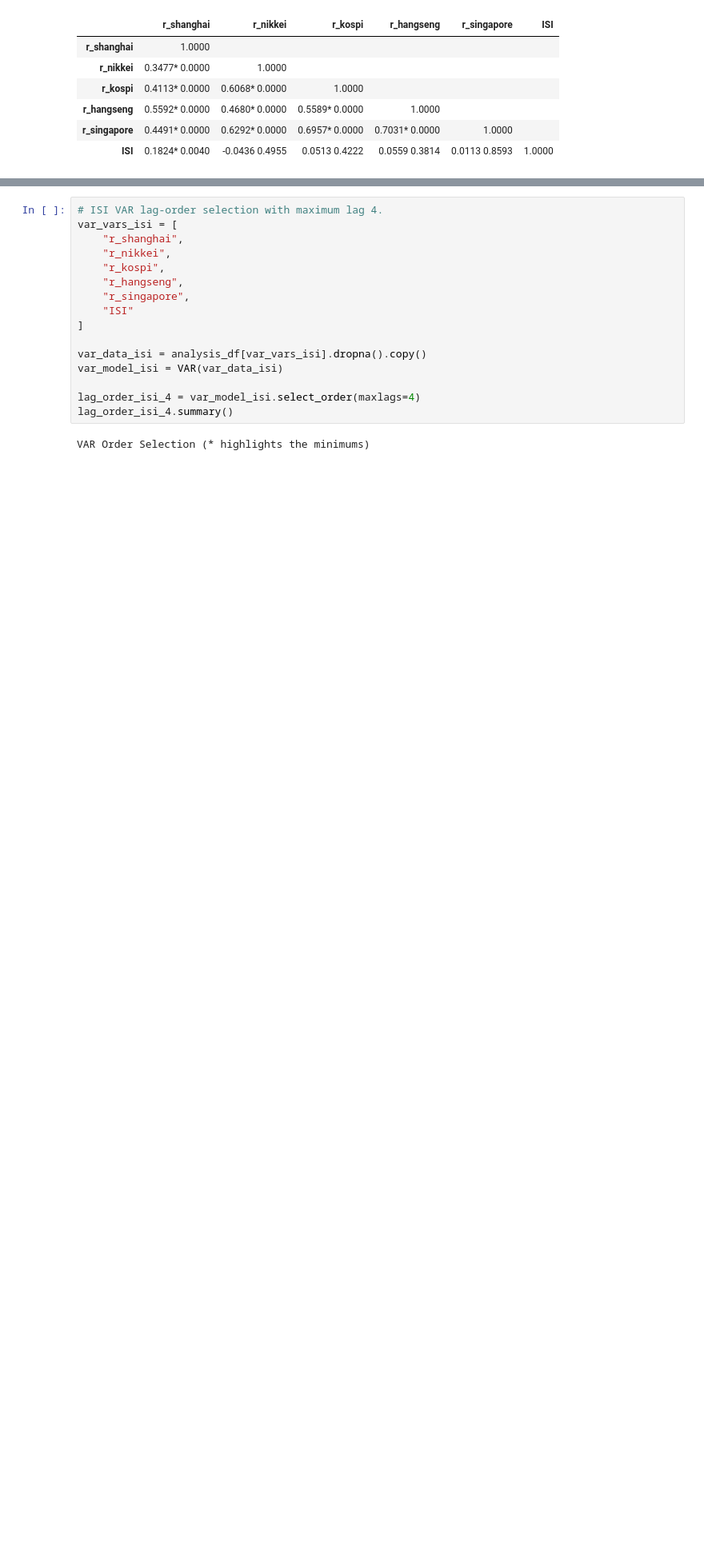
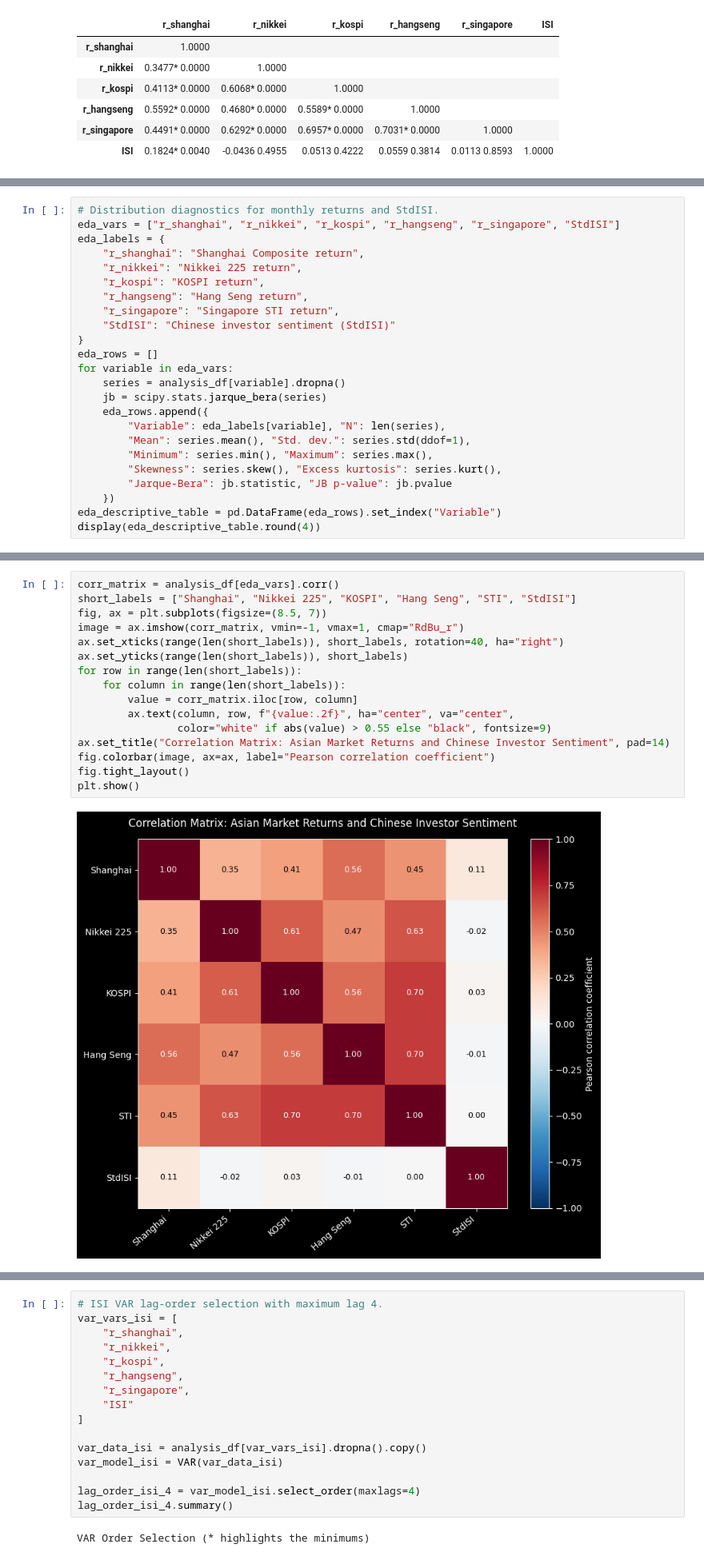
Before and after one commit to yang2094582004-ai/MSIN0114---Dissertation, a Jupyter notebook: Baseline_Analysis_without_SP500.ipynb, the cells around one changed output, grey strips where cells are left out. Shown at 80% size. Saved outputs shown, nothing was run; the diff lists cells and outputs as text; blank space fills up the shorter version.

```diff
--- a/Baseline_Analysis_without_SP500.ipynb
+++ b/Baseline_Analysis_without_SP500.ipynb
@@ -461,0 +467,24 @@ corr_isi_table = correlation_table_html(
+# %%
+# Distribution diagnostics for monthly returns and StdISI.
+eda_vars = ["r_shanghai", "r_nikkei", "r_kospi", "r_hangseng", "r_singapore", "StdISI"]
+eda_labels = {
+    "r_shanghai": "Shanghai Composite return",
+    "r_nikkei": "Nikkei 225 return",
+    "r_kospi": "KOSPI return",
+    "r_hangseng": "Hang Seng return",
+    "r_singapore": "Singapore STI return",
+    "StdISI": "Chinese investor sentiment (StdISI)"
+}
+eda_rows = []
+for variable in eda_vars:
+    series = analysis_df[variable].dropna()
+    jb = scipy.stats.jarque_bera(series)
+    eda_rows.append({
+        "Variable": eda_labels[variable], "N": len(series),
+        "Mean": series.mean(), "Std. dev.": series.std(ddof=1),
+        "Minimum": series.min(), "Maximum": series.max(),
+        "Skewness": series.skew(), "Excess kurtosis": series.kurt(),
+        "Jarque-Bera": jb.statistic, "JB p-value": jb.pvalue
+    })
+eda_descriptive_table = pd.DataFrame(eda_rows).set_index("Variable")
+display(eda_descriptive_table.round(4))
@@ -461,0 +504,18 @@ corr_isi_table = correlation_table_html(
+# %%
+corr_matrix = analysis_df[eda_vars].corr()
+short_labels = ["Shanghai", "Nikkei 225", "KOSPI", "Hang Seng", "STI", "StdISI"]
+fig, ax = plt.subplots(figsize=(8.5, 7))
+image = ax.imshow(corr_matrix, vmin=-1, vmax=1, cmap="RdBu_r")
+ax.set_xticks(range(len(short_labels)), short_labels, rotation=40, ha="right")
+ax.set_yticks(range(len(short_labels)), short_labels)
+for row in range(len(short_labels)):
+    for column in range(len(short_labels)):
+        value = corr_matrix.iloc[row, column]
+        ax.text(column, row, f"{value:.2f}", ha="center", va="center",
+                color="white" if abs(value) > 0.55 else "black", fontsize=9)
+ax.set_title("Correlation Matrix: Asian Market Returns and Chinese Investor Sentiment", pad=14)
+fig.colorbar(image, ax=ax, label="Pearson correlation coefficient")
+fig.tight_layout()
+plt.show()
+# %% [output]
+[figure, added]
```
Also changed, not shown: parts of 27 cells of this notebook, 14 other files.
